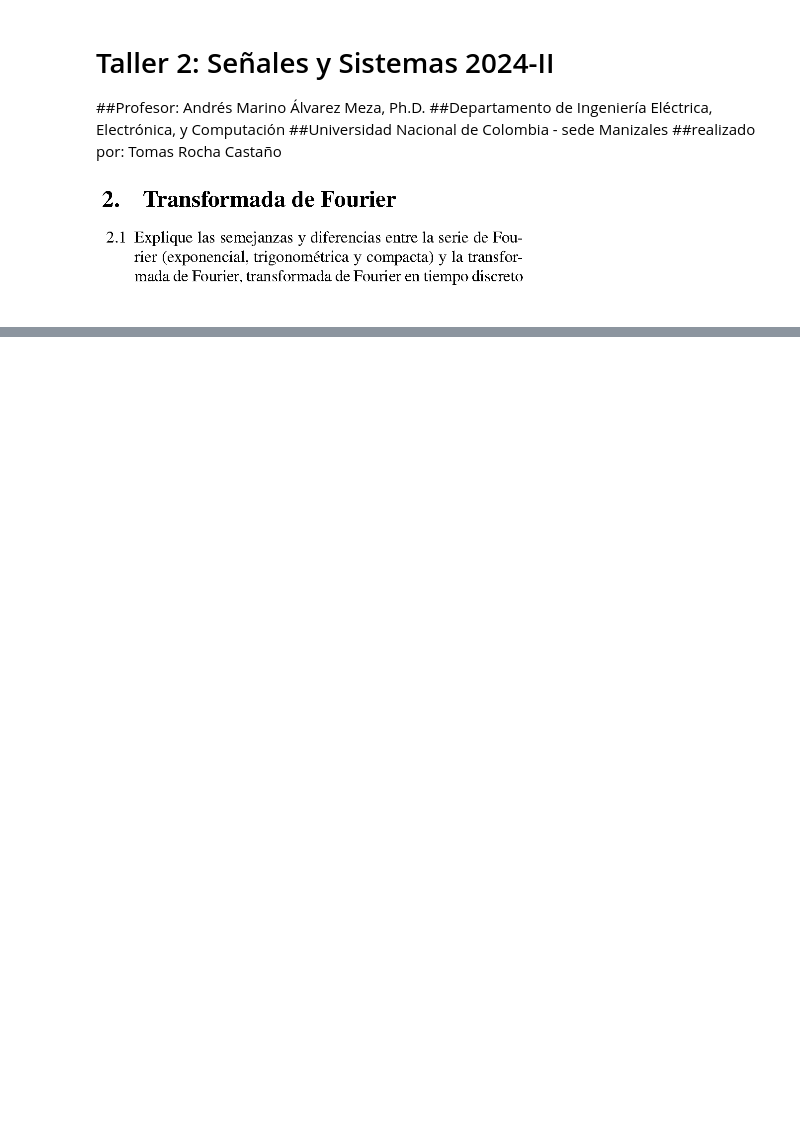
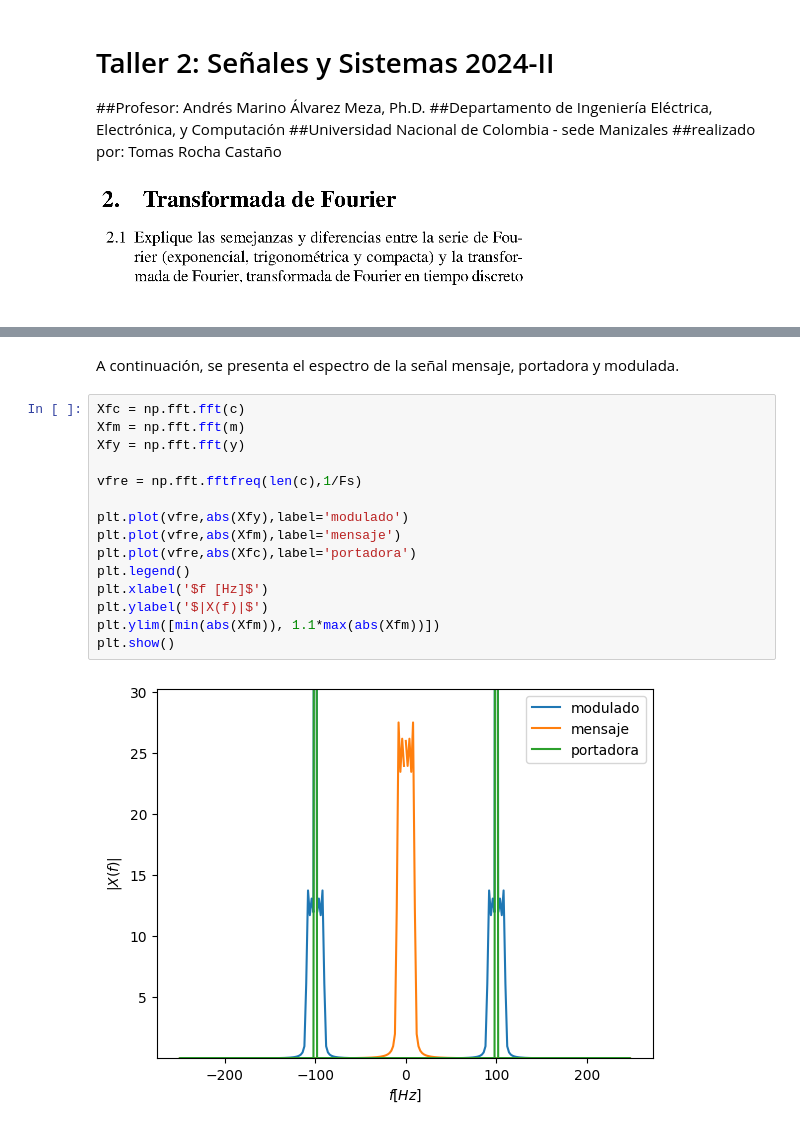
Before and after one commit to Rocha212/Senales, a Jupyter notebook: corte2/Taller2TomasRocha.ipynb, the cells around one changed output, grey strips where cells are left out. Saved outputs shown, nothing was run; the diff lists cells and outputs as text; blank space fills up the shorter version.

```diff
--- a/corte2/Taller2TomasRocha.ipynb
+++ b/corte2/Taller2TomasRocha.ipynb
@@ -66,0 +194,19 @@ diferencias
+# %% [markdown]
+A continuación, se presenta el espectro de la señal mensaje, portadora y modulada.
+# %%
+Xfc = np.fft.fft(c)
+Xfm = np.fft.fft(m)
+Xfy = np.fft.fft(y)
+
+vfre = np.fft.fftfreq(len(c),1/Fs)
+
+plt.plot(vfre,abs(Xfy),label='modulado')
+plt.plot(vfre,abs(Xfm),label='mensaje')
+plt.plot(vfre,abs(Xfc),label='portadora')
+plt.legend()
+plt.xlabel('$f [Hz]$')
+plt.ylabel('$|X(f)|$')
+plt.ylim([min(abs(Xfm)), 1.1*max(abs(Xfm))])
+plt.show()
+# %% [output]
+[figure, added]
```
Also changed, not shown: parts of 15 cells of this notebook.
